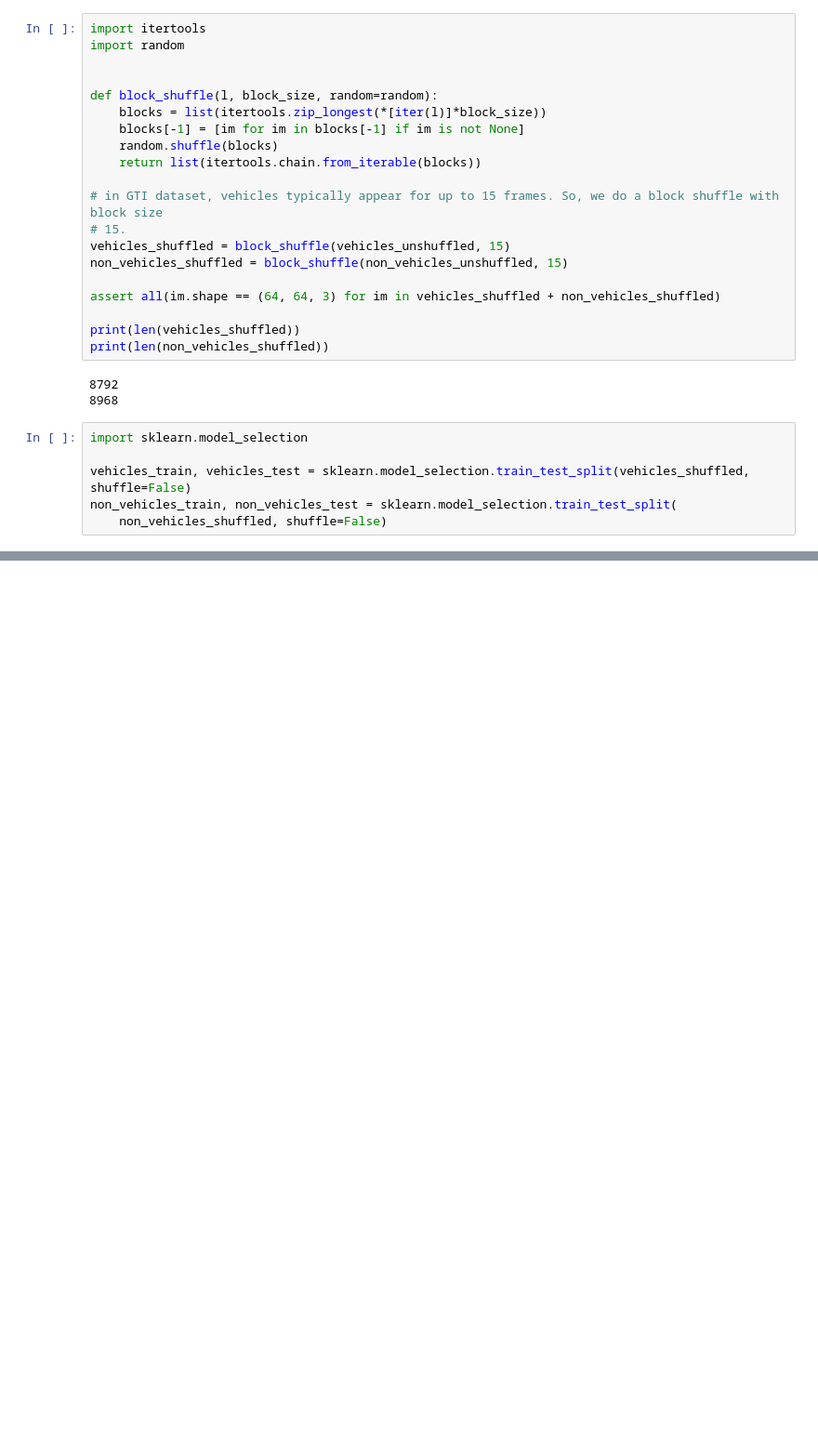
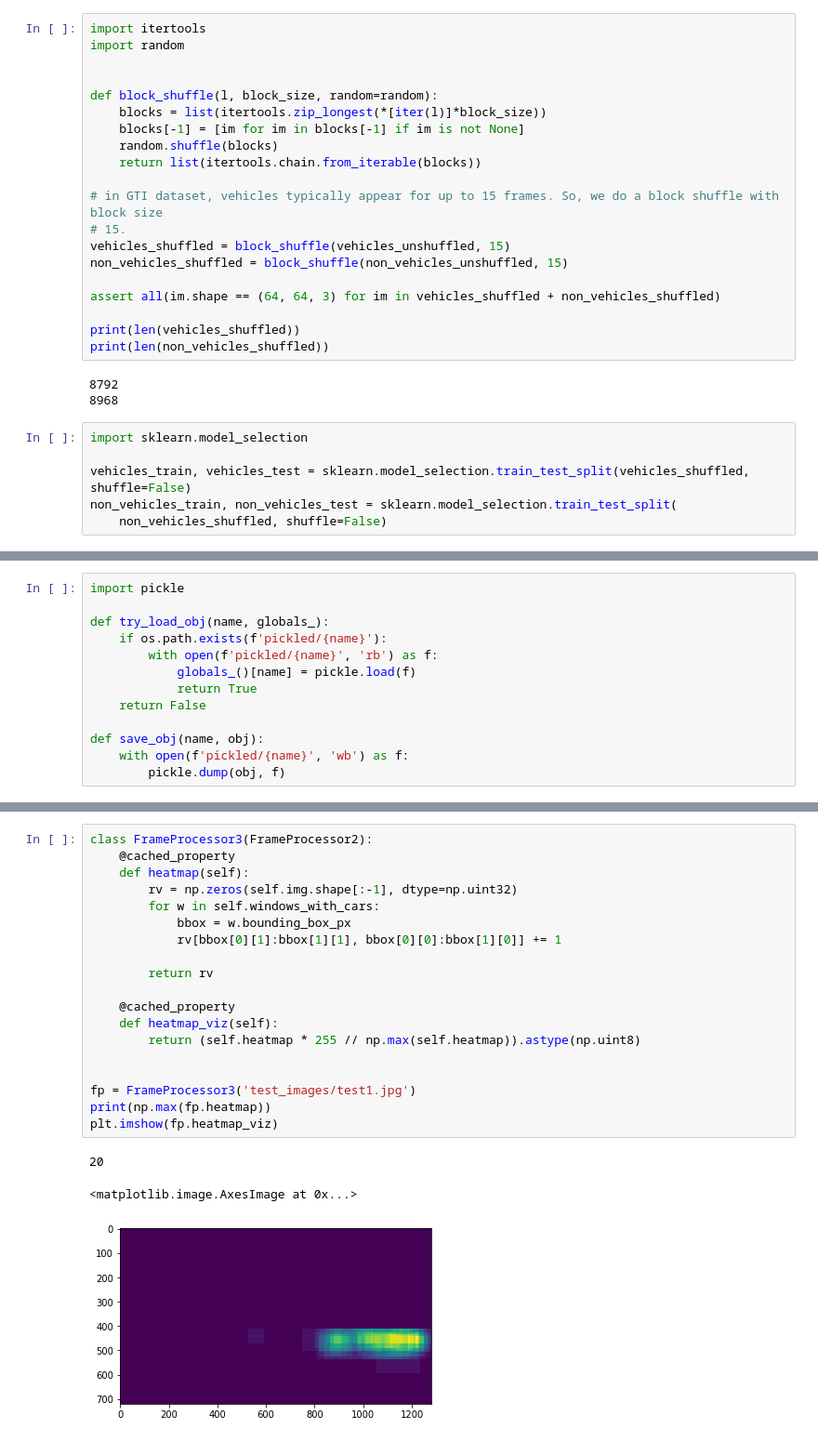
Before and after one commit to kerrickstaley/CarND-Vehicle-Detection, a Jupyter notebook: project.ipynb, the cells around one changed output, grey strips where cells are left out. Shown at 93% size. Drawn from its saved outputs; the diff is of its cells as text; blank space fills up the shorter version.

```diff
--- a/project.ipynb
+++ b/project.ipynb
@@ -107,3 +133,16 @@ Wall time: 21.1 s
+# %%
+import pickle
+
+def try_load_obj(name, globals_):
+    if os.path.exists(f'pickled/{name}'):
+        with open(f'pickled/{name}', 'rb') as f:
+            globals_()[name] = pickle.load(f)
+            return True
+    return False
+
+def save_obj(name, obj):
+    with open(f'pickled/{name}', 'wb') as f:
+        pickle.dump(obj, f)
 # %%
 %%time
 import sklearn.svm
@@ -212,0 +414,23 @@ print(FrameProcessor.SCALES)
+# %%
+class FrameProcessor3(FrameProcessor2):
+    @cached_property
+    def heatmap(self):
+        rv = np.zeros(self.img.shape[:-1], dtype=np.uint32)
+        for w in self.windows_with_cars:
+            bbox = w.bounding_box_px
+            rv[bbox[0][1]:bbox[1][1], bbox[0][0]:bbox[1][0]] += 1
+
+        return rv
+
+    @cached_property
+    def heatmap_viz(self):
+        return (self.heatmap * 255 // np.max(self.heatmap)).astype(np.uint8)
+
+
+fp = FrameProcessor3('test_images/test1.jpg')
+print(np.max(fp.heatmap))
+plt.imshow(fp.heatmap_viz)
+# %% [output]
+20
+<matplotlib.image.AxesImage at 0x...>
+[figure, added]
```
Also changed, not shown: parts of 9 cells of this notebook.
